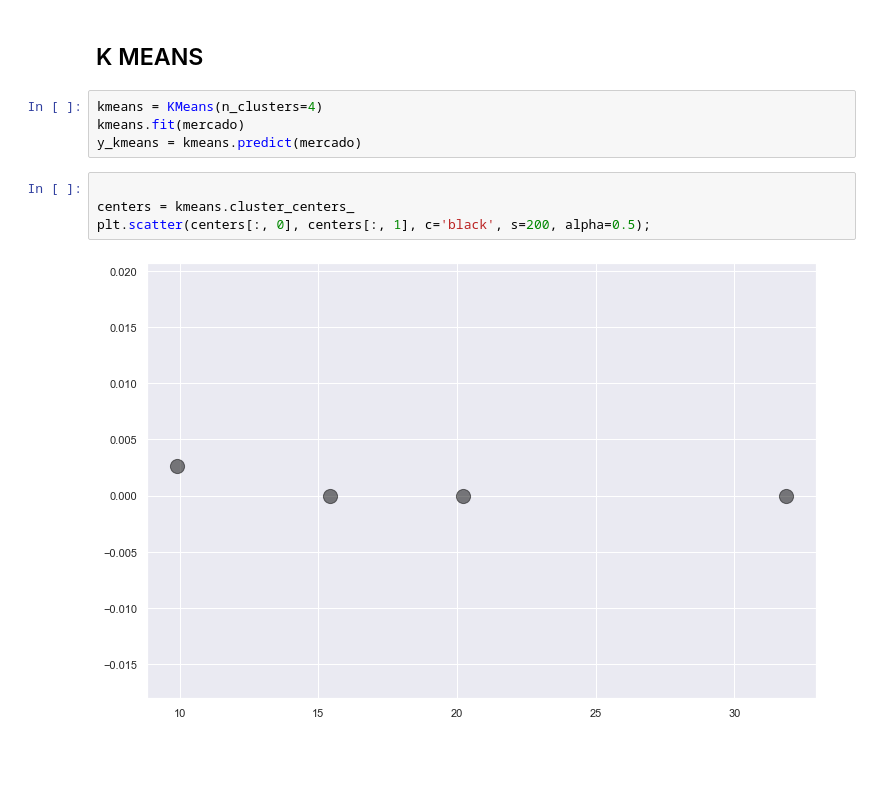
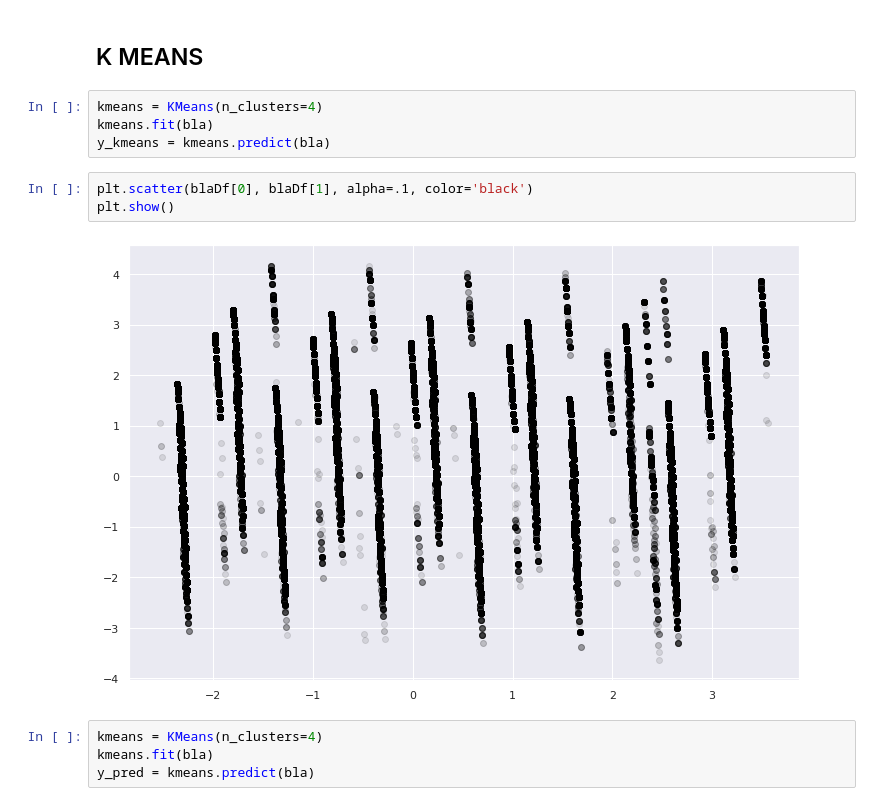
Before and after one commit to codenation-dev/squad-1-ad-xp-data-science-1, a Jupyter notebook: notebook-silvio.ipynb, the cells around one changed output. Drawn from its saved outputs; the diff is of its cells as text; blank space fills up the shorter version.

```diff
--- a/notebook-silvio.ipynb
+++ b/notebook-silvio.ipynb
@@ -419,11 +450,14 @@ Length: 129, dtype: int64
 ## K MEANS
 # %%
 kmeans = KMeans(n_clusters=4)
-kmeans.fit(mercado)
-y_kmeans = kmeans.predict(mercado)
+kmeans.fit(bla)
+y_kmeans = kmeans.predict(bla)
-# %%
-
-centers = kmeans.cluster_centers_
-plt.scatter(centers[:, 0], centers[:, 1], c='black', s=200, alpha=0.5);
-# %% [output]
-[figure, removed]
+# %%
+plt.scatter(blaDf[0], blaDf[1], alpha=.1, color='black')
+plt.show()
+# %% [output]
+[figure, added]
+# %%
+kmeans = KMeans(n_clusters=4)
+kmeans.fit(bla)
+y_pred = kmeans.predict(bla)
```
Also changed, not shown: parts of 45 cells of this notebook.
